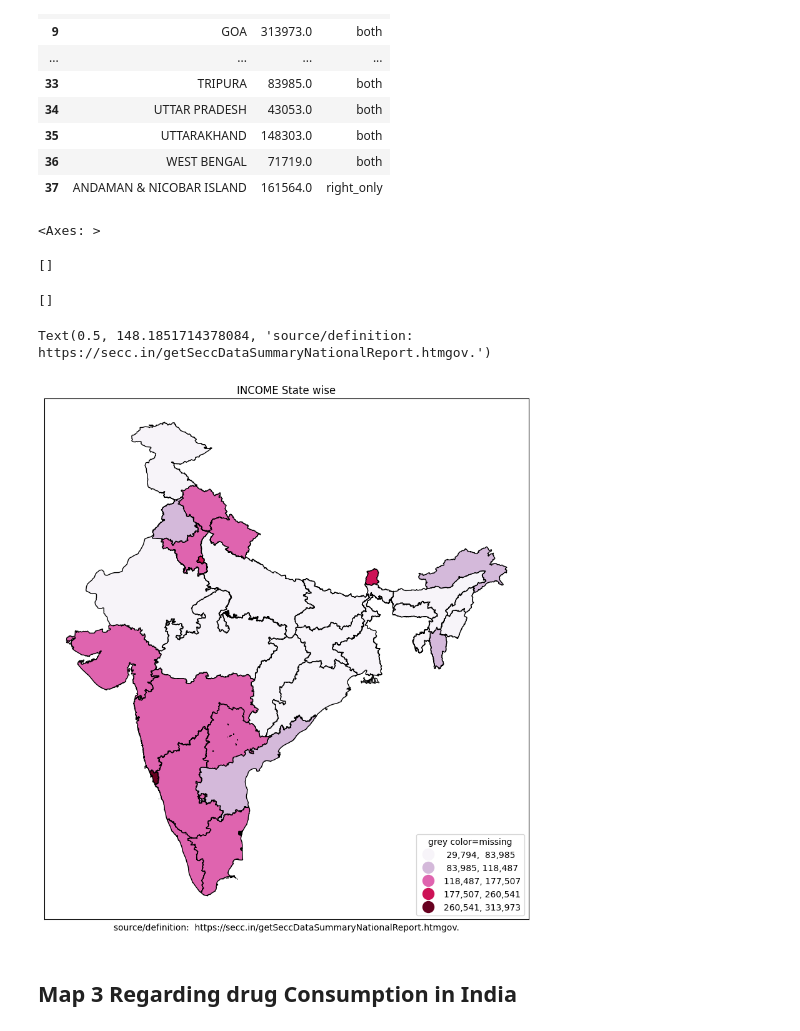
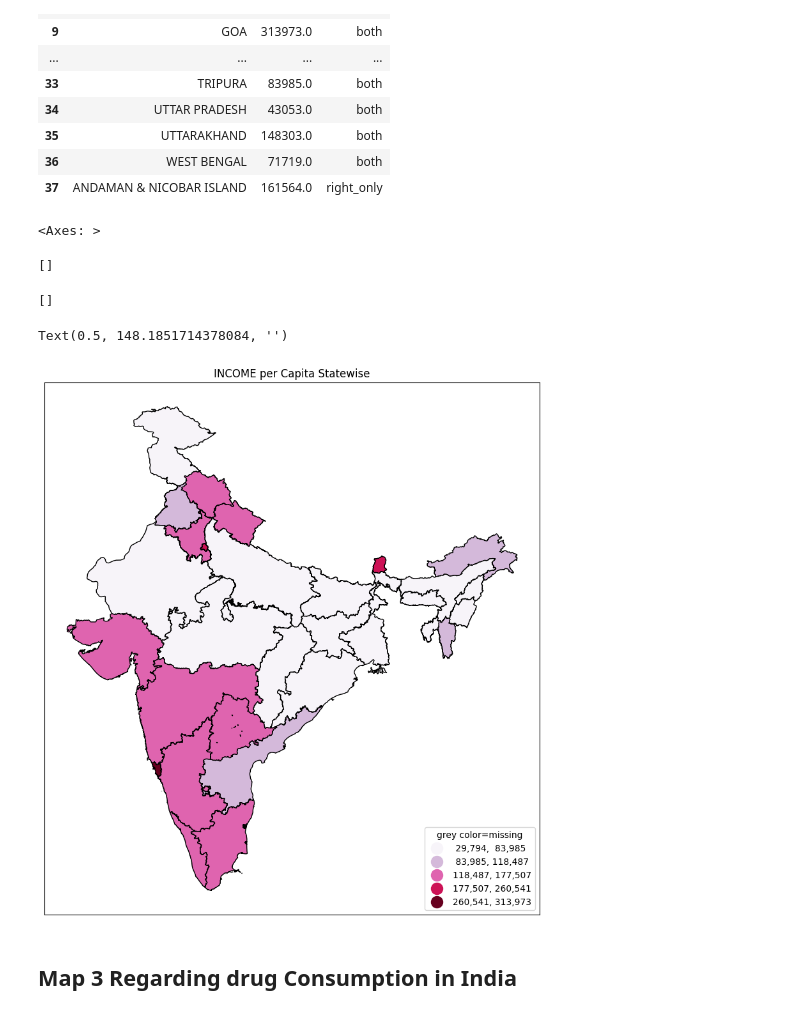
Before and after one commit to HarshGujarathi7/GISTEST, a Jupyter notebook: ps4.ipynb, the cells around one changed output. Drawn from its saved outputs; the diff is of its cells as text; code cells hidden in the pictures.

```diff
--- a/ps4.ipynb
+++ b/ps4.ipynb
@@ -526,20 +504,20 @@ inc2 = pd.merge(States, income1, on='STATE',how='inner',indicator=False)
 # %%
 fig, ax = plt.subplots(1, figsize=(10,12))
 inc2.plot(ax=ax,column='income',legend=True,cmap='PuRd',
           scheme='natural_breaks',k=5, edgecolor='black',linewidth=1.0,
           legend_kwds= {"fmt": "{:,.0f}",'loc':'lower right','markerscale':1.4})
 leg1 = ax.get_legend()
 leg1.set_title('''grey color=missing''')
-ax.title.set_text("INCOME State wise")
-ax.set_xticks([]) #kills xticks
-ax.set_yticks([]) #kills xticks
-ax.set_xlabel('''source/definition:  https://secc.in/getSeccDataSummaryNationalReport.htmgov.''')
+ax.title.set_text("INCOME per Capita Statewise")
+ax.set_xticks([])
+ax.set_yticks([])
+ax.set_xlabel('')
 # %% [output]
 <Axes: >
 []
 []
-Text(0.5, 148.1851714378084, 'source/definition:  https://secc.in/getSeccDataSummaryNationalReport.htmgov.')
+Text(0.5, 148.1851714378084, '')
-[figure, old version]
+[figure, new version]
 # %% [markdown]
 ## Map 3 Regarding drug Consumption in India
 # %%
```
Also changed, not shown: parts of 41 cells of this notebook.
